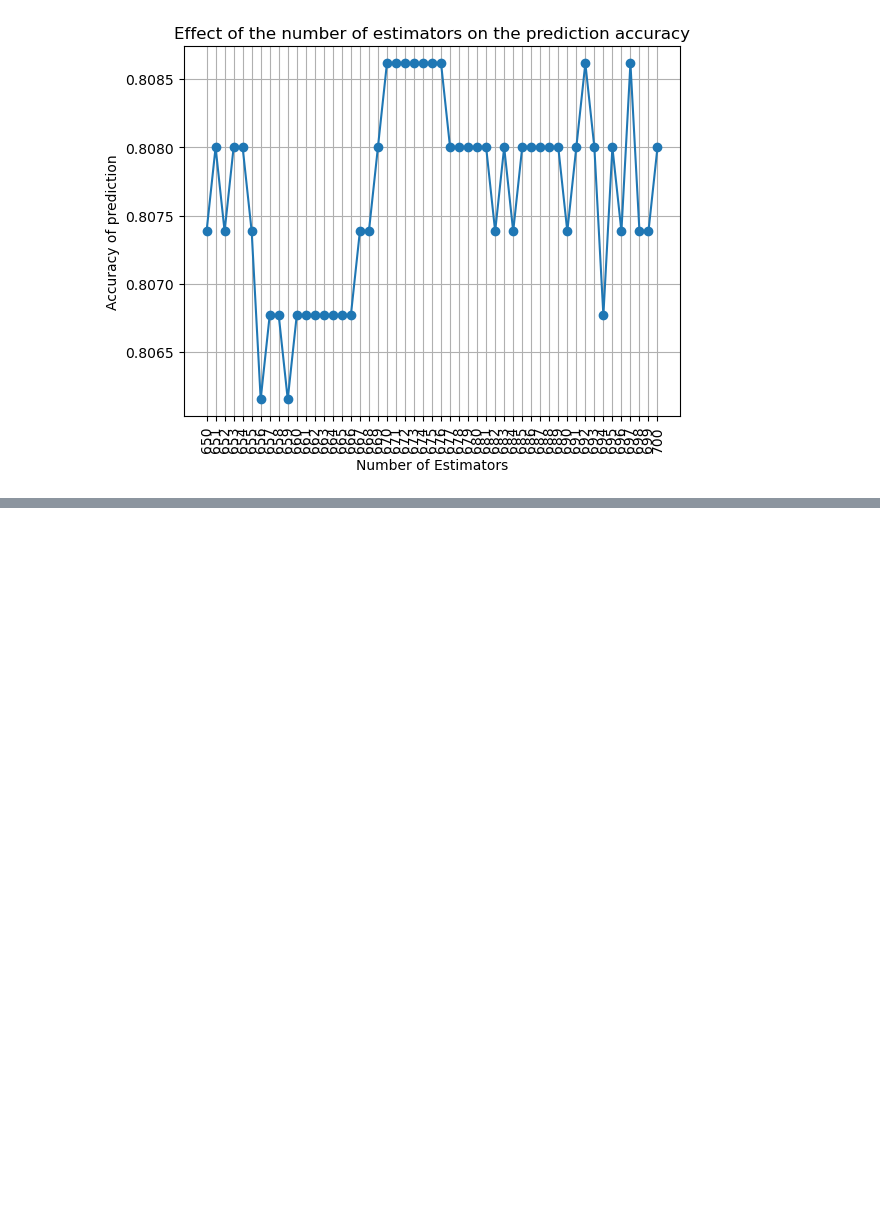
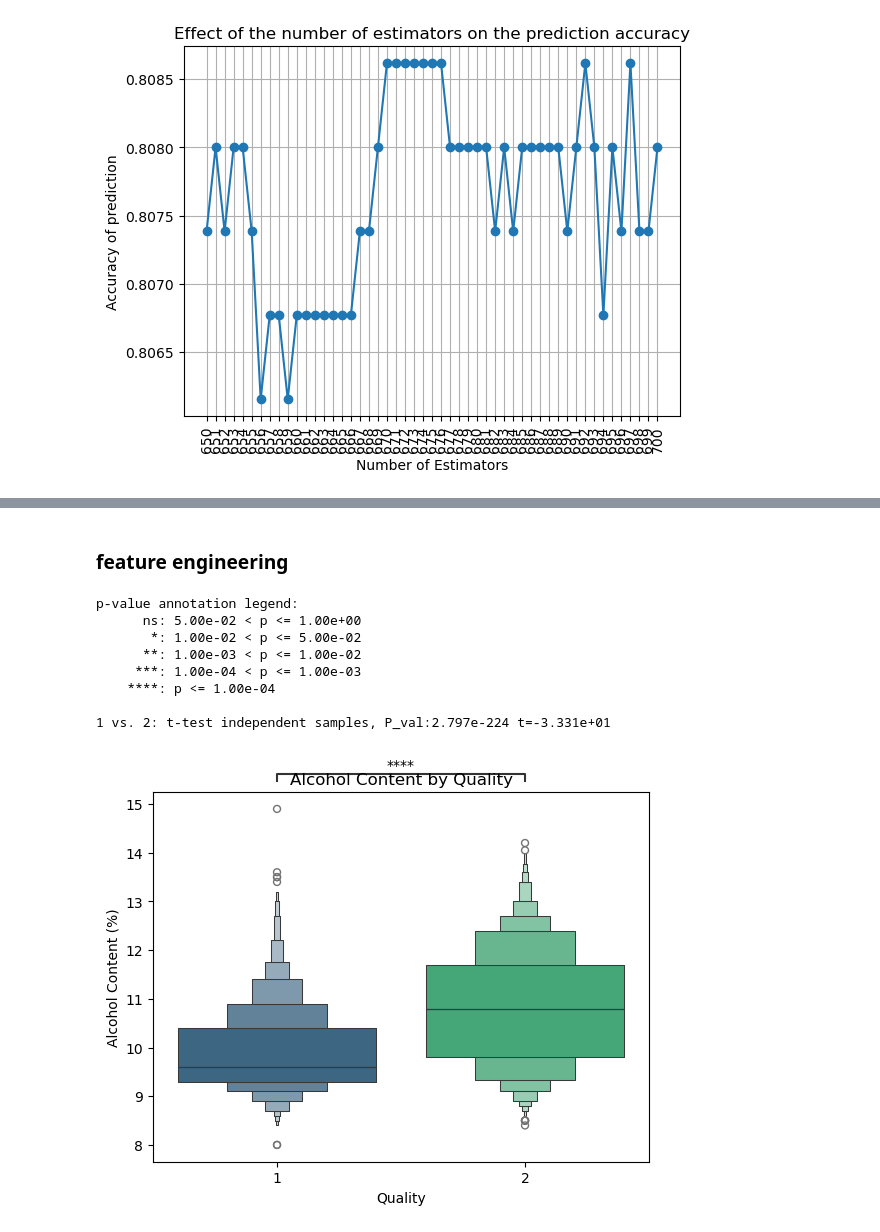
Before and after one commit to Dave232232/wine-quality, a Jupyter notebook: wine_quallity_dave_v3.ipynb, the cells around one changed output, grey strips where cells are left out. Cells and saved outputs as stored; diff of their text form; code cells hidden in the pictures; blank space fills up the shorter version.

```diff
--- a/wine_quallity_dave_v3.ipynb
+++ b/wine_quallity_dave_v3.ipynb
@@ -203,6 +205,9 @@ wine_data_encoded_cat=wine_data_encoded.copy()
 wine_data_encoded_cat["quality"]=np.where(wine_data_encoded_cat["quality"] <=5, 1,
                                           np.where(wine_data_encoded_cat["quality"]<=7,2, 3))
 
+#all colors without level 3
+wine_data_encoded_cat_reduced=wine_data_encoded_cat[wine_data_encoded_cat["quality"]!=3]
+
 
 print("------------------------Wine Encoded--------------------")
 display(wine_data_encoded.head())
@@ -217,6 +222,9 @@ display(wine_data_white_cat.head())
 print(f"White Wine Unique Qualities: {wine_data_white_cat["quality"].unique()}\nWhite Wine Shape: {wine_data_white_cat.shape}")
 display(wine_data_encoded_cat.head())
 print(f"All Wine Unique Qualities: {wine_data_encoded_cat["quality"].unique()}\nAll Wine Shape: {wine_data_encoded_cat.shape}")
+print("--------------------Quality Categorized Data, 2-levels----------------")
+display(wine_data_encoded_cat_reduced.head())
+print(f"All Wine Unique Qualities: {wine_data_encoded_cat_reduced["quality"].unique()}\nAll Wine Shape: {wine_data_encoded_cat_reduced.shape}")
 # %% [output]
 ------------------------Wine Encoded--------------------
 |  | fixed_acidity | volatile_acidity | citric_acid | residual_sugar | chlorides | free_sulfur_dioxide | ... |
@@ -663,0 +742,26 @@ weighted avg       0.81      0.81      0.80      1625
+# %% [markdown]
+### feature engineering
+# %%
+#plots to try and investigate levels 1 and 2
+data=wine_data_encoded_cat_reduced.copy()
+
+fig1, ax=plt.subplots()
+sns.boxenplot(data=data, x="quality", y="alcohol", palette="viridis")
+box_pairs = [(1, 2)]
+annotator = Annotator(ax, box_pairs, data=data, x="quality", y="alcohol")
+annotator.configure(test="t-test_ind", text_format="star", loc="outside")
+annotator.apply_and_annotate()
+ax.set_xlabel("Quality")
+ax.set_ylabel("Alcohol Content (%)")
+ax.set_title("Alcohol Content by Quality")
+plt.show()
+# %% [output]
+p-value annotation legend:
+      ns: 5.00e-02 < p <= 1.00e+00
+       *: 1.00e-02 < p <= 5.00e-02
+      **: 1.00e-03 < p <= 1.00e-02
+     ***: 1.00e-04 < p <= 1.00e-03
+    ****: p <= 1.00e-04
+
+1 vs. 2: t-test independent samples, P_val:2.797e-224 t=-3.331e+01
+[figure, added]
```
Also changed, not shown: parts of 6 cells of this notebook.
